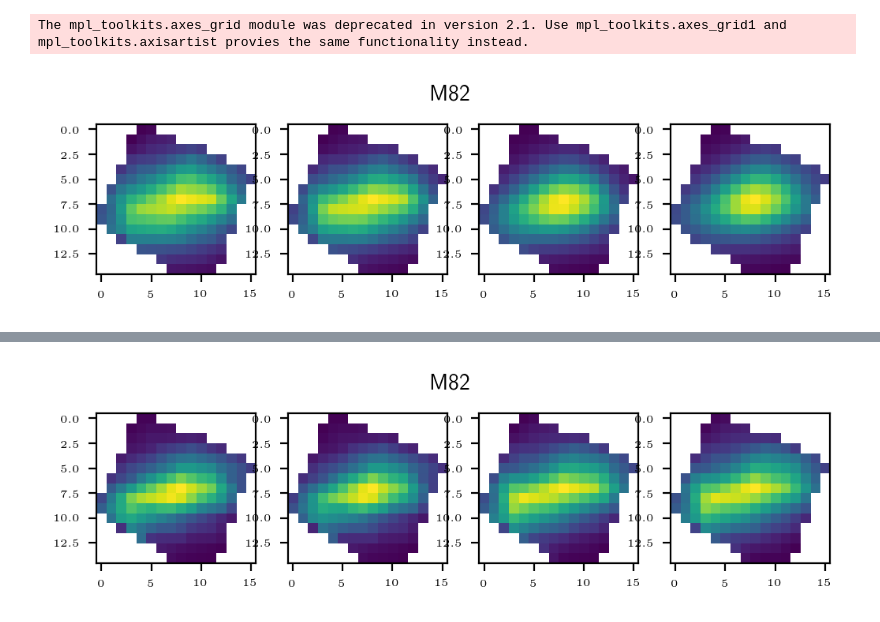
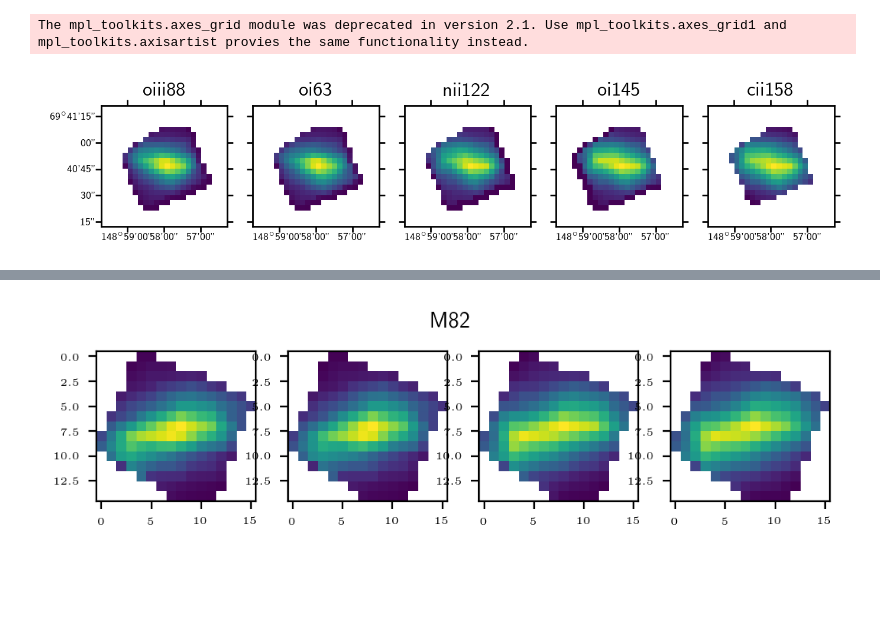
Before and after one commit to myrastone0/Spectral_Analysis, a Jupyter notebook: pdr/pdrModelFitting.ipynb, the cells around one changed output, grey strips where cells are left out. Saved outputs shown, nothing was run; the diff lists cells and outputs as text; code cells hidden in the pictures; blank space fills up the shorter version.

```diff
--- a/pdr/pdrModelFitting.ipynb
+++ b/pdr/pdrModelFitting.ipynb
@@ -337,26 +295,0 @@ The mpl_toolkits.axes_grid module was deprecated in version 2.1. Use mpl_toolkit
-# %%
-    # --------------------------------------------------- #
-    # Check that the arrays are oriented in the same way. #
-    # --------------------------------------------------- #
-    labelSize = 5
-    matplotlib.rcParams['xtick.labelsize'] = labelSize
-    matplotlib.rcParams['ytick.labelsize'] = labelSize
-
-
-    fig = plt.figure(figsize=(6,8),dpi=200, facecolor='w', edgecolor='k')
-    ax1 = fig.add_subplot(141)
-    ax2 = fig.add_subplot(142)
-    ax3 = fig.add_subplot(143)
-    ax4 = fig.add_subplot(144)
-
-    ax1.imshow(cii158CroppedMasked)
-    ax2.imshow(oi145CroppedMasked)
-    ax3.imshow(oiii88CroppedMasked)
-    ax4.imshow(oi63CroppedMasked)
-
-
-    fig.text(0.5, 0.58, objectName.upper(),ha='center',fontsize=10)
-
-    plt.show()
-# %% [output]
-[figure, removed]
@@ -370,0 +316,20 @@ The mpl_toolkits.axes_grid module was deprecated in version 2.1. Use mpl_toolkit
+# %%
+    ciiW = WCS(lineProfDict['cii158']['newHduFluxWm2'].header).celestial
+    import matplotlib.pyplot as plt
+
+    fig = plt.figure(facecolor='white',figsize=(8,4),dpi=200)
+    for ii in xrange(len(lineProfDict.keys())):
+        ax = fig.add_subplot(1,len(lineProfDict.keys()),ii+1, projection = ciiW)
+        ax.imshow(lineProfDict[lineProfDict.keys()[ii]]['fluxWm2Reproject'])
+        ax.set_title(lineProfDict.keys()[ii])
+
+        ra = ax.coords['ra']
+        dec = ax.coords['dec']
+        ra.set_ticklabel(size=6)
+        dec.set_ticklabel(size=6)
+        if ii !=0:
+            dec.set_ticklabel_visible(False)
+
+    plt.show()
+# %% [output]
+[figure, added]
```
Also changed, not shown: parts of 19 cells of this notebook, 6 other files.
